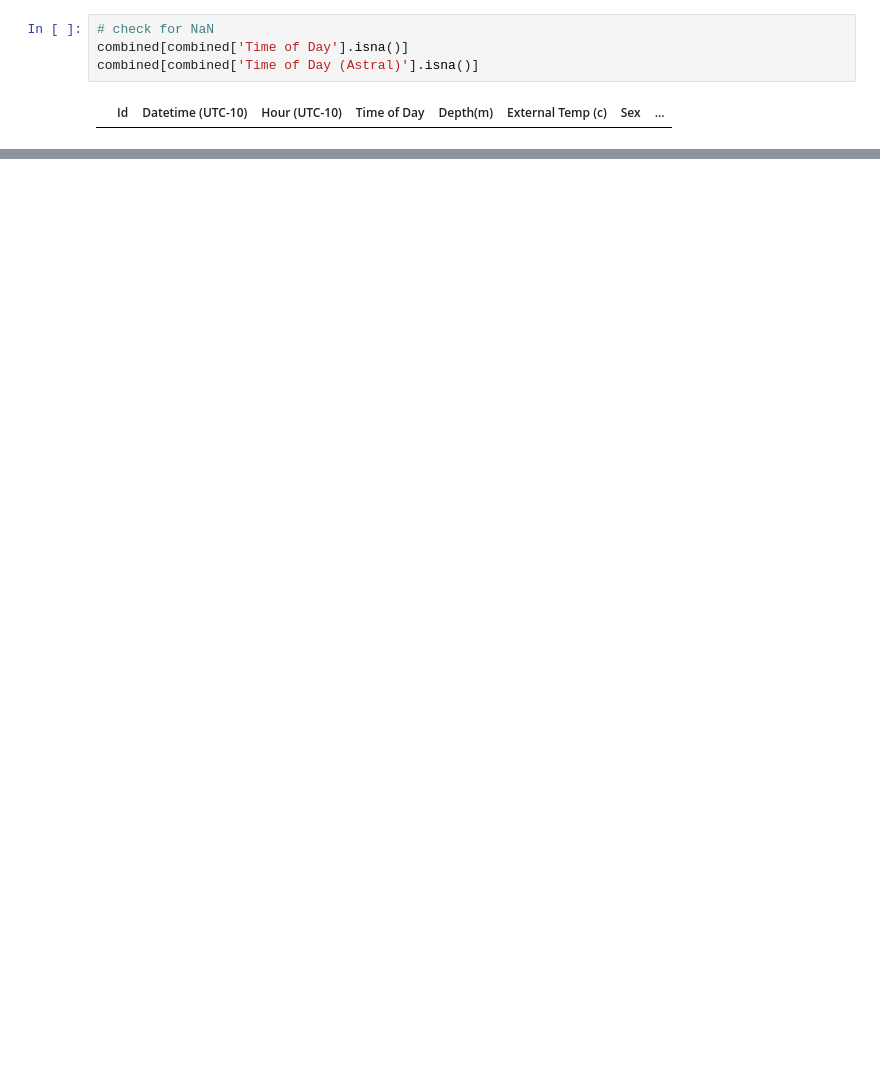
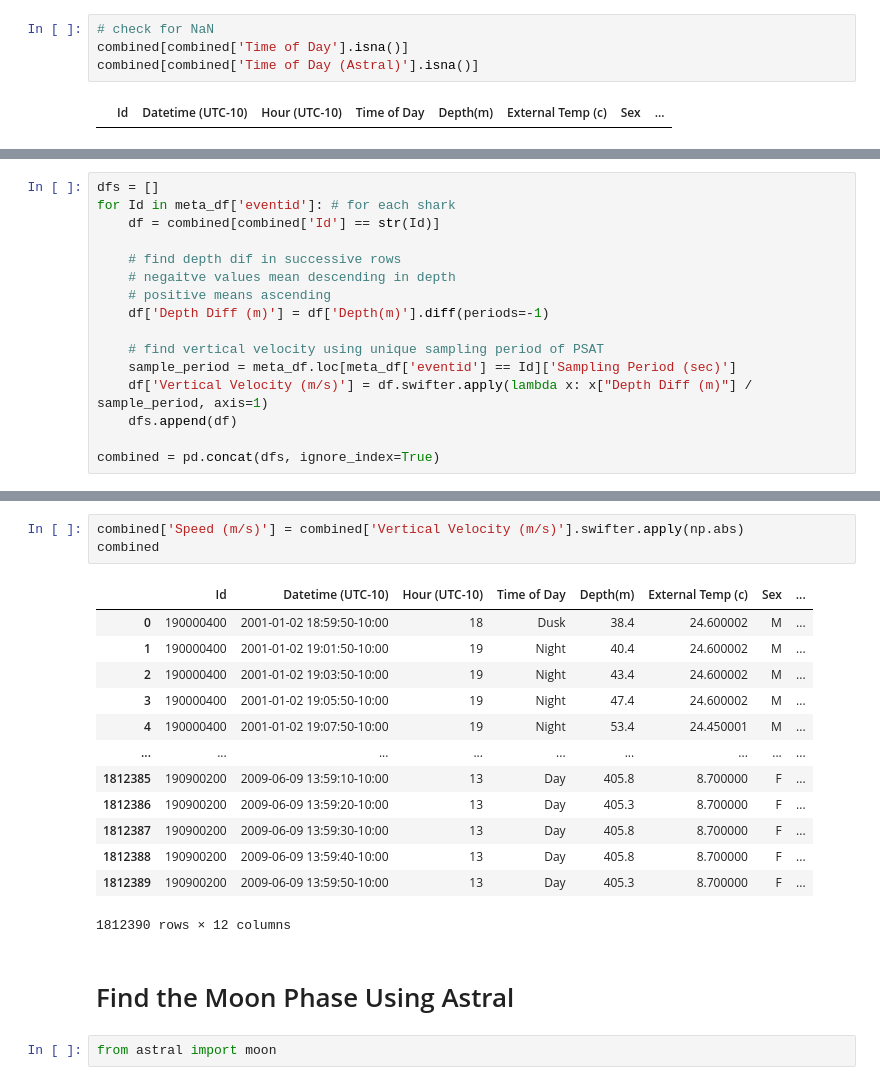
Before and after one commit to erikahunting/white-shark-paina, a Jupyter notebook: data_cleaning.ipynb, the cells around one changed output, grey strips where cells are left out. Drawn from its saved outputs; the diff is of its cells as text; blank space fills up the shorter version.

```diff
--- a/data_cleaning.ipynb
+++ b/data_cleaning.ipynb
@@ -409,0 +410,16 @@ combined[combined['Time of Day (Astral)'].isna()]
+# %%
+dfs = []
+for Id in meta_df['eventid']: # for each shark
+    df = combined[combined['Id'] == str(Id)]
+
+    # find depth dif in successive rows
+    # negaitve values mean descending in depth
+    # positive means ascending
+    df['Depth Diff (m)'] = df['Depth(m)'].diff(periods=-1)
+
+    # find vertical velocity using unique sampling period of PSAT
+    sample_period = meta_df.loc[meta_df['eventid'] == Id]['Sampling Period (sec)']
+    df['Vertical Velocity (m/s)'] = df.swifter.apply(lambda x: x["Depth Diff (m)"] / sample_period, axis=1)
+    dfs.append(df)
+
+combined = pd.concat(dfs, ignore_index=True)
@@ -409,0 +506,21 @@ combined[combined['Time of Day (Astral)'].isna()]
+# %%
+combined['Speed (m/s)'] = combined['Vertical Velocity (m/s)'].swifter.apply(np.abs)
+combined
+# %% [output]
+|  | Id | Datetime (UTC-10) | Hour (UTC-10) | Time of Day | Depth(m) | External Temp (c) | Sex | ... |
+| 0 | 190000400 | 2001-01-02 18:59:50-10:00 | 18 | Dusk | 38.4 | 24.600002 | M | ... |
+| 1 | 190000400 | 2001-01-02 19:01:50-10:00 | 19 | Night | 40.4 | 24.600002 | M | ... |
+| 2 | 190000400 | 2001-01-02 19:03:50-10:00 | 19 | Night | 43.4 | 24.600002 | M | ... |
+| 3 | 190000400 | 2001-01-02 19:05:50-10:00 | 19 | Night | 47.4 | 24.600002 | M | ... |
+| 4 | 190000400 | 2001-01-02 19:07:50-10:00 | 19 | Night | 53.4 | 24.450001 | M | ... |
+| ... | ... | ... | ... | ... | ... | ... | ... | ... |
+| 1812385 | 190900200 | 2009-06-09 13:59:10-10:00 | 13 | Day | 405.8 | 8.700000 | F | ... |
+| 1812386 | 190900200 | 2009-06-09 13:59:20-10:00 | 13 | Day | 405.3 | 8.700000 | F | ... |
+| 1812387 | 190900200 | 2009-06-09 13:59:30-10:00 | 13 | Day | 405.8 | 8.700000 | F | ... |
+| 1812388 | 190900200 | 2009-06-09 13:59:40-10:00 | 13 | Day | 405.8 | 8.700000 | F | ... |
+| 1812389 | 190900200 | 2009-06-09 13:59:50-10:00 | 13 | Day | 405.3 | 8.700000 | F | ... |
+1812390 rows × 12 columns
+# %% [markdown]
+# Find the Moon Phase Using Astral
+# %%
+from astral import moon
```
Also changed, not shown: parts of 35 cells of this notebook, 6 other files.
